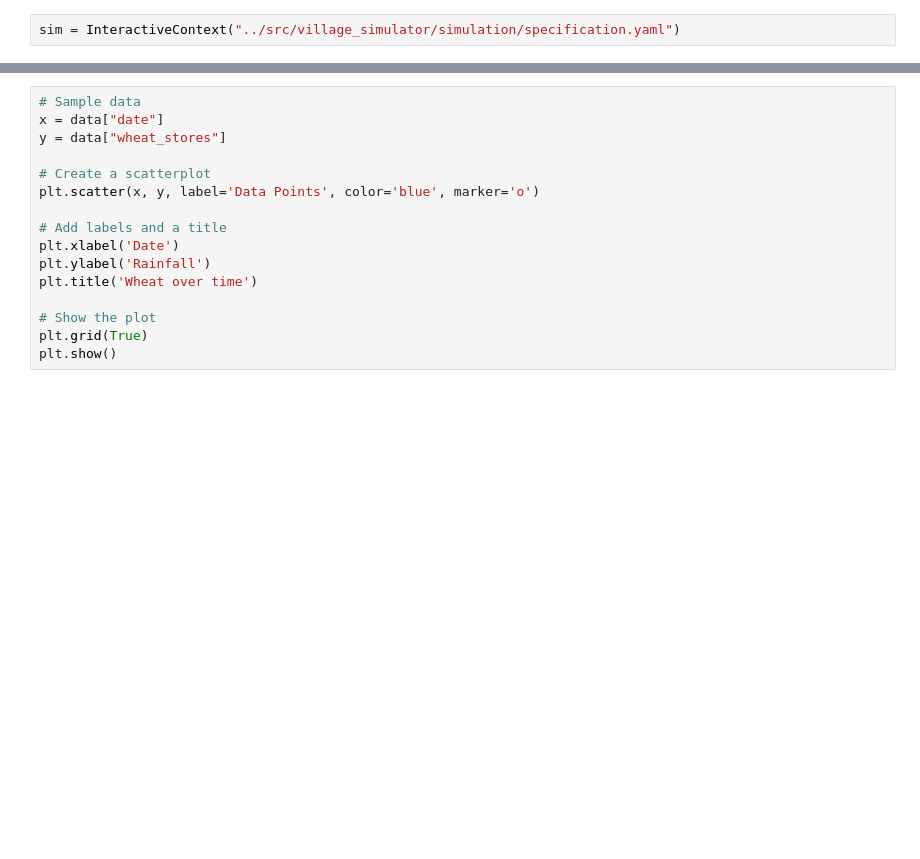
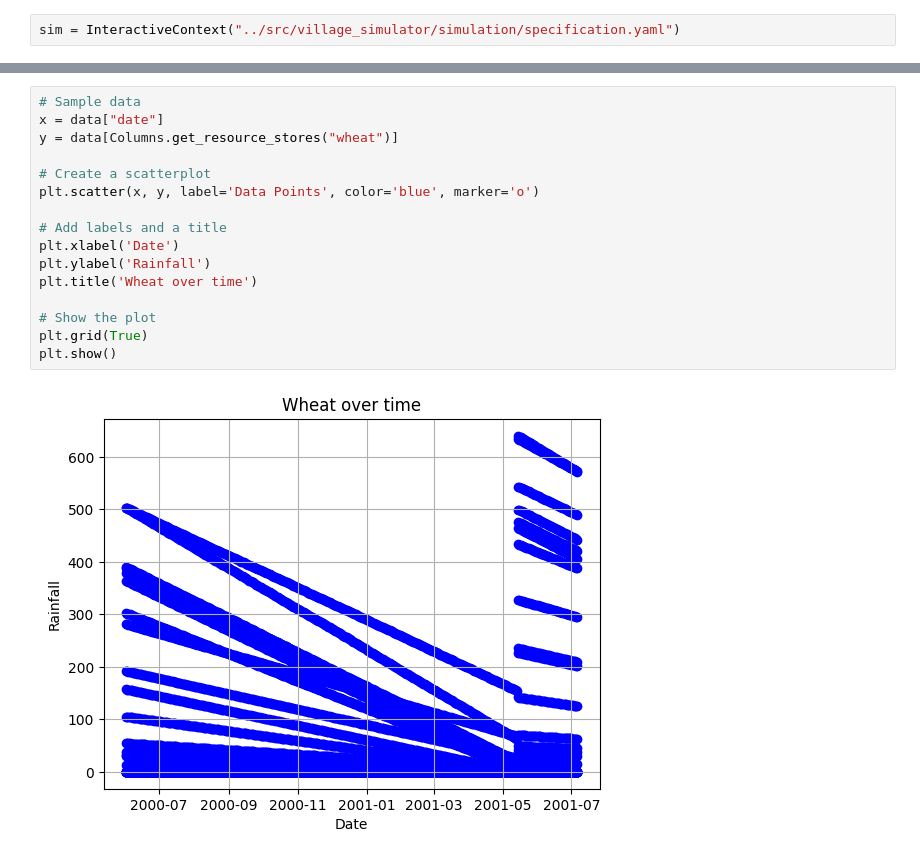
Before and after one commit to rmudambi/village_simulator, a Jupyter notebook: notebooks/simulation_tester.ipynb, the cells around one changed output, grey strips where cells are left out. Saved outputs shown, nothing was run; the diff lists cells and outputs as text; blank space fills up the shorter version.

```diff
--- a/notebooks/simulation_tester.ipynb
+++ b/notebooks/simulation_tester.ipynb
@@ -74,19 +105,21 @@ data["rainfall"].mean()
 # %%
 # Sample data
 x = data["date"]
-y = data["wheat_stores"]
+y = data[Columns.get_resource_stores("wheat")]
 
 # Create a scatterplot
 plt.scatter(x, y, label='Data Points', color='blue', marker='o')
 
 # Add labels and a title
 plt.xlabel('Date')
 plt.ylabel('Rainfall')
 plt.title('Wheat over time')
 
 # Show the plot
 plt.grid(True)
 plt.show()
+# %% [output]
+[figure, added]
 # %%
 # Sample data
 x = data["date"]
```
Also changed, not shown: parts of 11 cells of this notebook, 12 other files.
